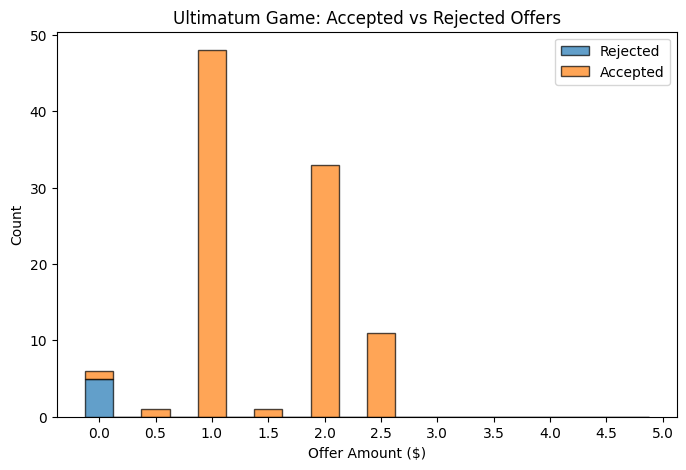
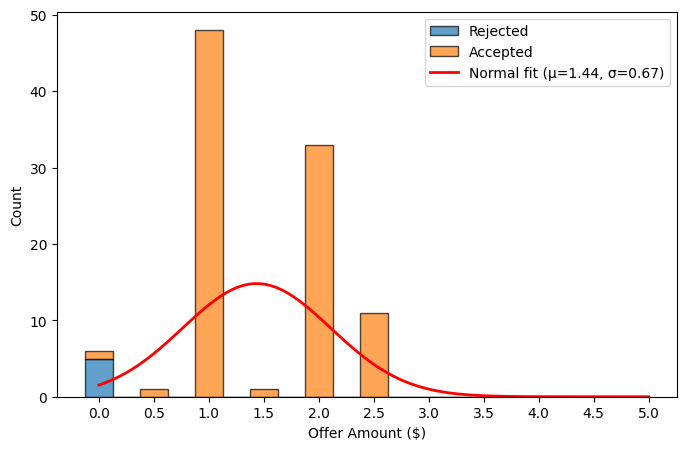
Code edit (unified diff) that turned the first committed figure into the second:
--- before
+++ after
@@ -8,8 +8,17 @@
 plt.figure(figsize=(8, 5))
 plt.hist([rejected, accepted], bins=np.arange(0, 5.25, 0.25), stacked=True, edgecolor="black", alpha=0.7, label=["Rejected", "Accepted"],align='left')
+
+# Add distribution fit for all offers
+mu, std = norm.fit(offers)
+x = np.linspace(0, 5, 100)
+bin_width = 0.25
+plt.plot(x, norm.pdf(x, mu, std) * len(offers) * bin_width, "r-", linewidth=2, label=f"Normal fit (μ={mu:.2f}, σ={std:.2f})")
+
 plt.xlabel("Offer Amount ($)")
 plt.ylabel("Count")
-plt.title("Ultimatum Game: Accepted vs Rejected Offers")
+#plt.title("Ultimatum Game: Accepted vs Rejected Offers")
 plt.xticks(np.arange(0, 5.25, 0.5))
 plt.legend()
+plt.savefig("assets/ultimatum_accepted_vs_rejected.pdf", bbox_inches="tight")
 plt.show()
+print(f"Offer distribution: μ = {mu:.2f}, σ = {std:.2f}")

Commit: dictator and love island final assets